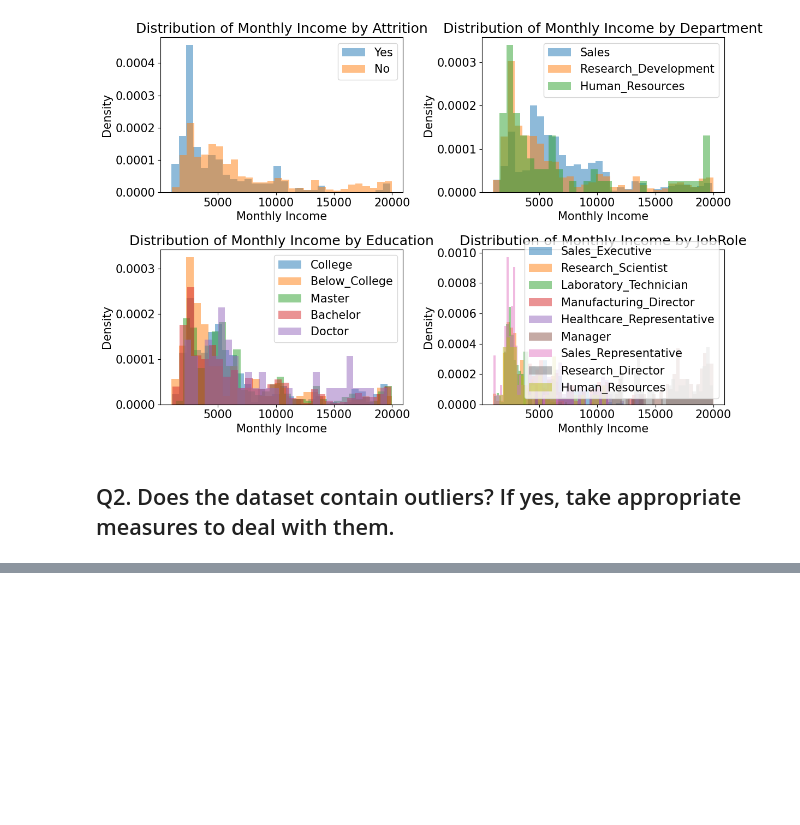
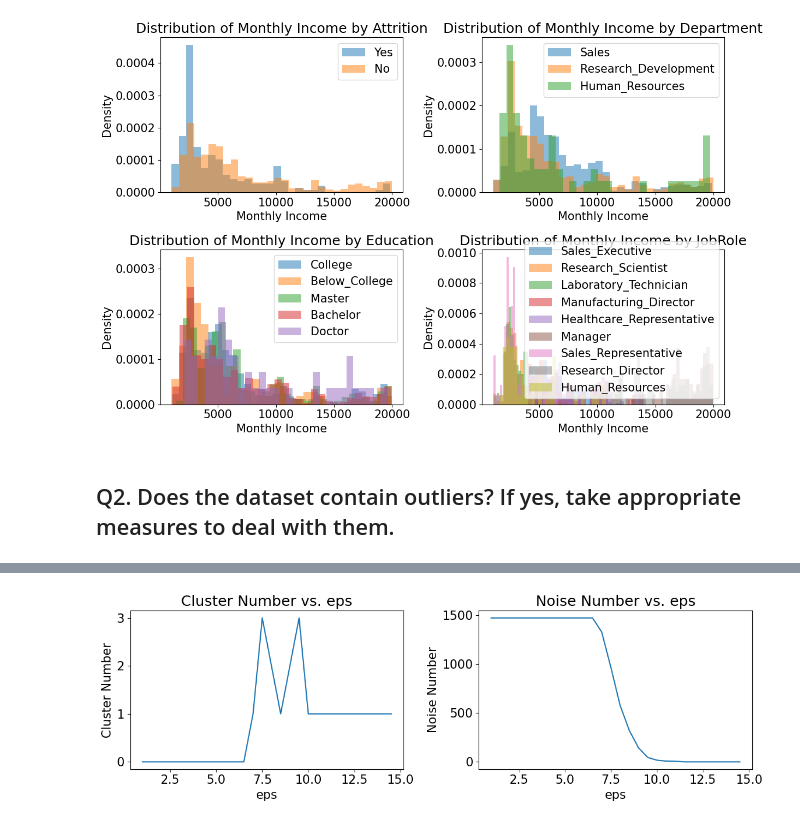
Before and after one commit to MiracleSkyHawk/RSM8521_FinalProject_Team6, a Jupyter notebook: Service_temp/RSM8415_GA3.ipynb, the cells around one changed output, grey strips where cells are left out. Cells and saved outputs as stored; diff of their text form; code cells hidden in the pictures; blank space fills up the shorter version.

```diff
--- a/Service_temp/RSM8415_GA3.ipynb
+++ b/Service_temp/RSM8415_GA3.ipynb
@@ -72,8 +80,8 @@ int64_columns.remove('MonthlyIncome')
 num_bins = 5
 
 for col in int64_columns:
-    df[f'{col}_binned'] = pd.cut(df[col], bins=num_bins, labels=False)
-df.head()
+    df_binned[f'{col}_binned'] = pd.cut(df_binned[col], bins=num_bins, labels=False)
+df_binned.head()
 # %% [output]
 |  | Age | Attrition | BusinessTravel | DailyRate | Department | DistanceFromHome | Education | ... |
 | Unnamed: 0 |  |  |  |  |  |  |  | ... |
@@ -190,3 +198,10 @@ plt.show()
 [figure]
 # %% [markdown]
 ## Q2. Does the dataset contain outliers? If yes, take appropriate measures to deal with them.
+# %%
+# One-hot encode the categorical columns
+encoded_columns = pd.get_dummies(df.select_dtypes(include='object'))
+
+# Combine the one-hot encoded columns with the original numeric columns
+encoded_df = pd.concat([df.select_dtypes(include=np.number), encoded_columns], axis=1)
+encoded_df
@@ -192,0 +223,32 @@ plt.show()
+# %%
+X = StandardScaler().fit_transform(encoded_df)
+# %%
+cluster_list = []
+n_noise__list = []
+
+for i in [x for x in np.arange(1, 15, 0.5)]:
+    db = DBSCAN(eps=i, min_samples=10, metric='euclidean').fit(X)
+    core_samples_mask = np.zeros_like(db.labels_, dtype=bool)
+    core_samples_mask[db.core_sample_indices_] = True
+    labels = db.labels_
+    n_clusters_ = len(set(labels)) - (1 if -1 in labels else 0)
+    n_noise_ = list(labels).count(-1)
+    cluster_list.append(n_clusters_)
+    n_noise__list.append(n_noise_)
+
+fig, (ax1, ax2) = plt.subplots(1, 2, figsize=(12, 4))
+
+ax1.plot([x for x in np.arange(1, 15, 0.5)], cluster_list)
+ax1.set_title('Cluster Number vs. eps')
+ax1.set_xlabel('eps')
+ax1.set_ylabel('Cluster Number')
+
+ax2.plot([x for x in np.arange(1, 15, 0.5)], n_noise__list)
+ax2.set_title('Noise Number vs. eps')
+ax2.set_xlabel('eps')
+ax2.set_ylabel('Noise Number')
+
+plt.tight_layout()
+plt.show()
+# %% [output]
+[figure, added]
```
Also changed, not shown: parts of 23 cells of this notebook, 4 other files.
